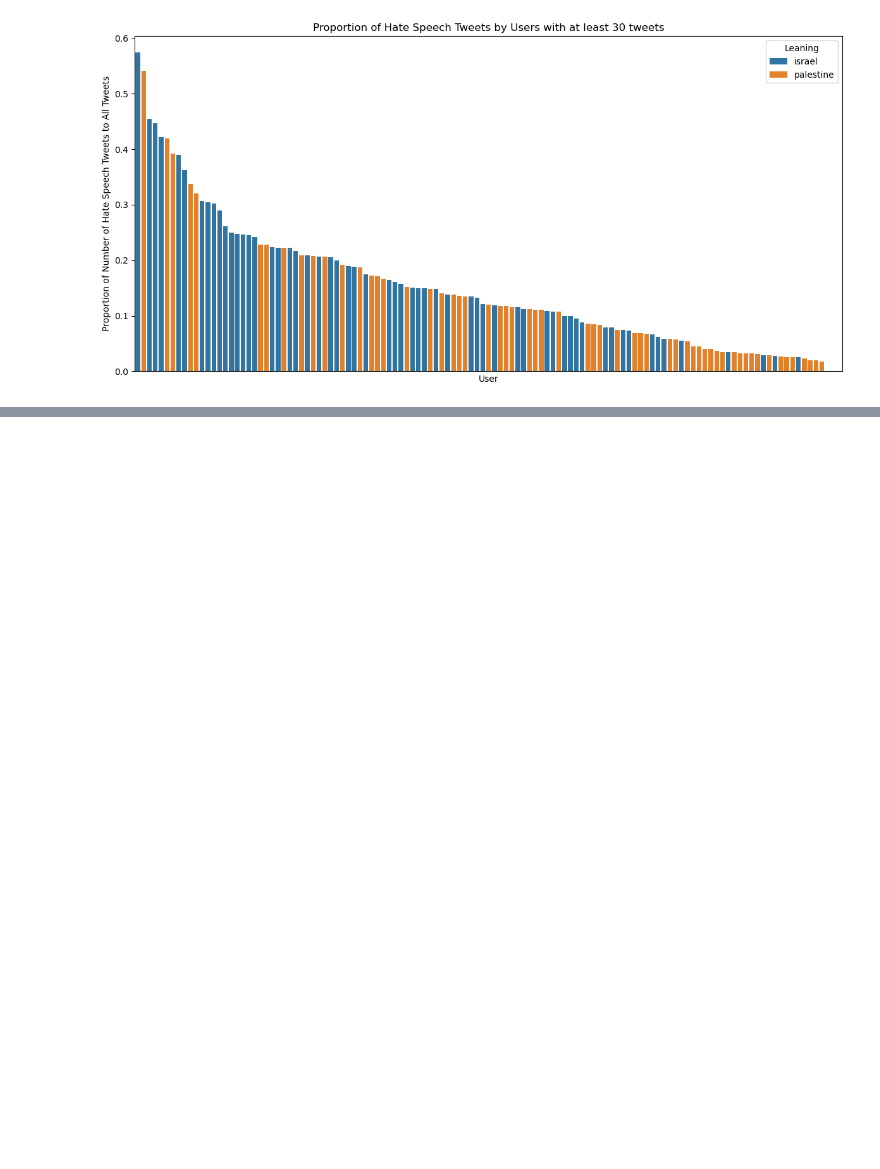
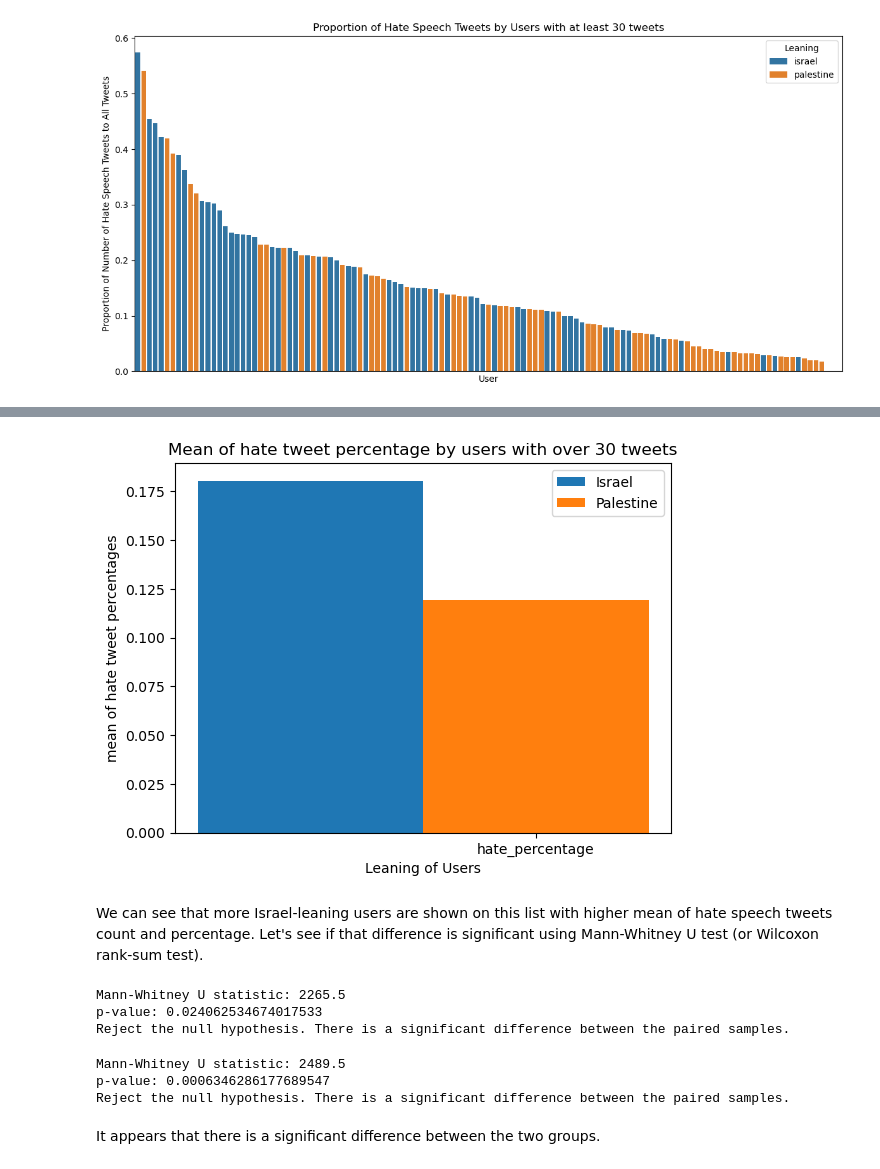
Before and after one commit to MohamedHooda/conflict-analysis, a Jupyter notebook: 3. scoring_tweets.ipynb, the cells around one changed output, grey strips where cells are left out. Saved outputs shown, nothing was run; the diff lists cells and outputs as text; code cells hidden in the pictures; blank space fills up the shorter version.

```diff
--- a/3. scoring_tweets.ipynb
+++ b/3. scoring_tweets.ipynb
@@ -480,0 +493,36 @@ bar_plot_many_datapoints(
+# %%
+
+means = [I_users[["hate_percentage"]].mean(), P_users[["hate_percentage"]].mean()]
+barplot_multiple_dataframes(dataframes = means,
+                                labels = ["Israel", "Palestine"],
+                                title= "Mean of hate tweet percentage by users with over 30 tweets",
+                                xlabel= "Leaning of Users",
+                                ylabel= "mean of hate tweet percentages",
+                                legend=True
+)
+# %% [output]
+[figure, added]
+# %% [markdown]
+We can see that more Israel-leaning users are shown on this list with higher mean of hate speech tweets count and percentage. Let's see if that difference is significant using Mann-Whitney U test (or Wilcoxon rank-sum test).
+# %%
+paired_mannwhitneyu_rank_test(
+    sample1 = I_users.hate_maj.values,
+    sample2 = P_users.hate_maj.values,
+    alpha = 0.05
+    )
+# %% [output]
+Mann-Whitney U statistic: 2265.5
+p-value: 0.024062534674017533
+Reject the null hypothesis. There is a significant difference between the paired samples.
+# %%
+paired_mannwhitneyu_rank_test(
+    sample1 = I_users.hate_percentage.values,
+    sample2 = P_users.hate_percentage.values,
+    alpha = 0.05
+    )
+# %% [output]
+Mann-Whitney U statistic: 2489.5
+p-value: 0.0006346286177689547
+Reject the null hypothesis. There is a significant difference between the paired samples.
+# %% [markdown]
+It appears that there is a significant difference between the two groups.
```
Also changed, not shown: parts of 6 cells of this notebook, 1 other file.
